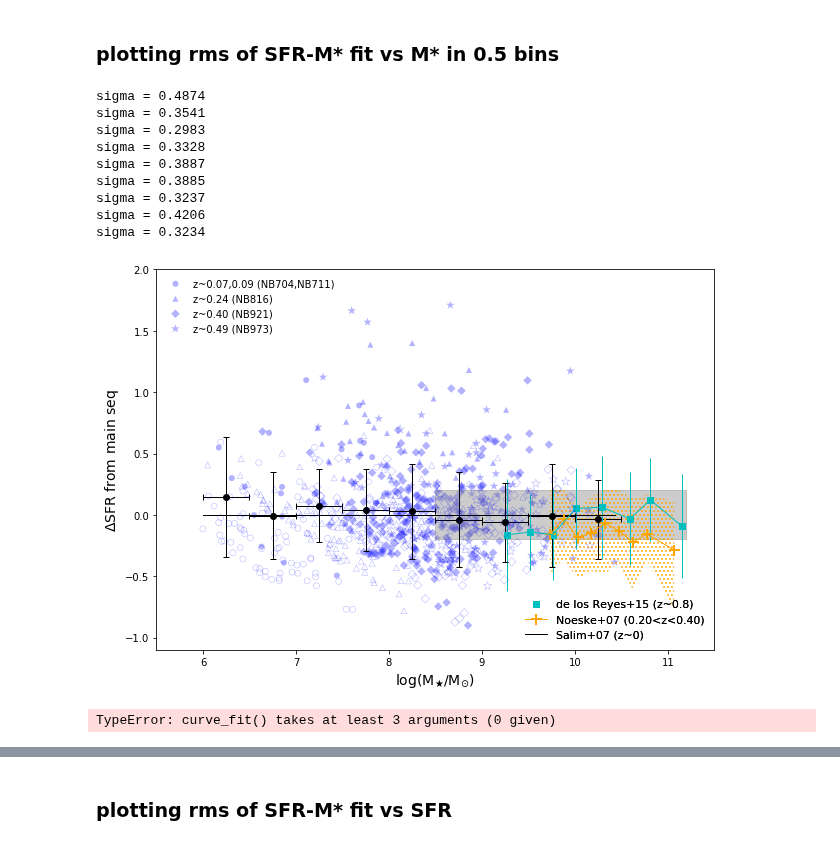
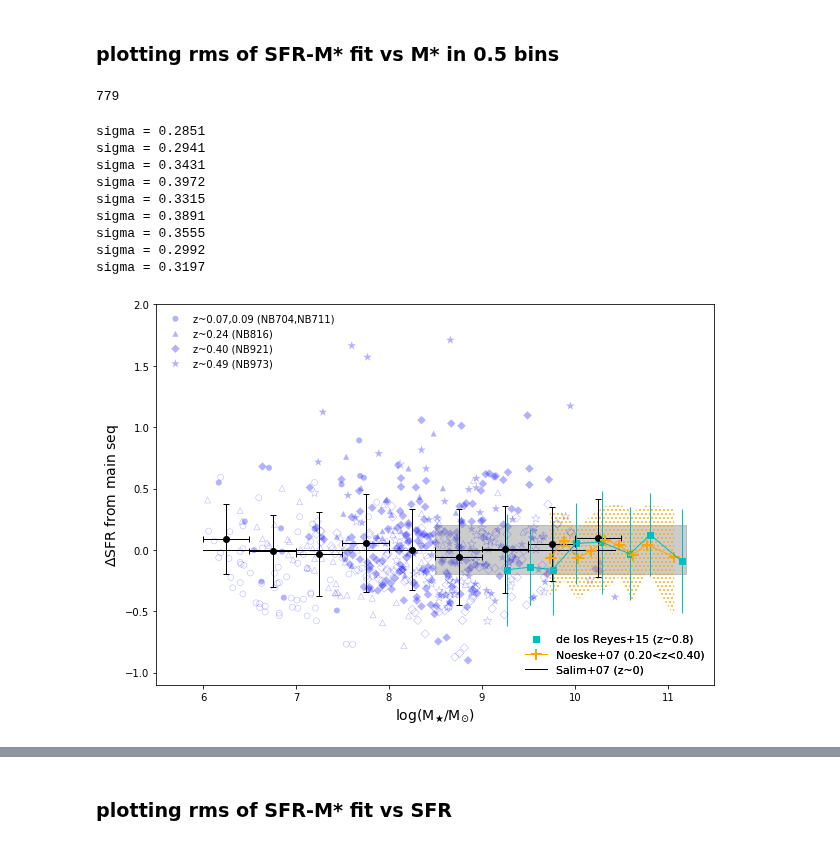
Before and after one commit to kaitshin/LowM_MainSequence, a Jupyter notebook: dispersion_fiddling.ipynb, the cells around one changed output, grey strips where cells are left out. Cells and saved outputs as stored; diff of their text form; code cells hidden in the pictures.

```diff
--- a/dispersion_fiddling.ipynb
+++ b/dispersion_fiddling.ipynb
@@ -99,35 +101,39 @@ data_all = np.vstack([smass_all, zspec_all]).T
 # %%
-filts99 = filts[good_sig_iis]
+filts00 = filts[good_sig_iis]
 markarr = np.array(['o', '^', 'D', '*'])
 sizearr = np.array([6.0, 6.0, 6.0, 9.0])**2
 
 mbins0 = np.arange(6.25, 10.75, .5)
 bin_ii = np.digitize(smass0, mbins0)
+# %%
+len(smass0)
+# %% [output]
+779
 # %%
 f, ax = plt.subplots()
-
-sfrs_resid = corr_sfrs - func0(data_all, *params)
+params, pcov = optimize.curve_fit(func0, data00, sfrs00, method='lm')
+sfrs_resid = sfrs00 - func0(data00, *params)
 ax.plot(smass0, np.zeros(len(smass0)), 'k-')
 for ff,mm,ll,size,avg_z in zip(['NB7', 'NB816', 'NB921', 'NB973'], markarr,
                        ['NB704,NB711', 'NB816', 'NB921', 'NB973'], sizearr, z_arr):
     if 'NB7' in ff:
-        filt_index_n = np.array([x for x in range(len(no_spectra)) if ff[:3] in filts[no_spectra][x]
+        filt_index_n = np.array([x for x in range(len(no_spectra)) if ff[:3] in filts00[no_spectra][x]
             and no_spectra[x] in good_sig_iis])
-        filt_index_y = np.array([x for x in range(len(yes_spectra)) if ff[:3] in filts[yes_spectra][x]
+        filt_index_y = np.array([x for x in range(len(yes_spectra)) if ff[:3] in filts00[yes_spectra][x]
             and yes_spectra[x] in good_sig_iis])
     else:
-        filt_index_n = np.array([x for x in range(len(no_spectra)) if ff==filts[no_spectra][x]
+        filt_index_n = np.array([x for x in range(len(no_spectra)) if ff==filts00[no_spectra][x]
             and no_spectra[x] in good_sig_iis])
-        filt_index_y = np.array([x for x in range(len(yes_spectra)) if ff==filts[yes_spectra][x]
+        filt_index_y = np.array([x for x in range(len(yes_spectra)) if ff==filts00[yes_spectra][x]
             and yes_spectra[x] in good_sig_iis])
 
 
-    ax.scatter(stlr_mass[yes_spectra][filt_index_y],
+    ax.scatter(smass0[yes_spectra][filt_index_y],
                sfrs_resid[yes_spectra][filt_index_y], marker=mm,
                facecolors='blue', edgecolors='none', alpha=0.3,
                label='z~'+np.str(avg_z)+' ('+ll+')', s=size)
 
-    ax.scatter(stlr_mass[no_spectra][filt_index_n],
+    ax.scatter(smass0[no_spectra][filt_index_n],
                     sfrs_resid[no_spectra][filt_index_n],
                     marker=mm, facecolors='none', edgecolors='blue', alpha=0.3,
                     linewidth=0.5, zorder=3, s=size)
@@ -153,61 +159,50 @@ ax.errorbar(dlr_xarr, dlr_yarr - delosreyes_fit(dlr_xarr), dlr_yerr, fmt='c', ec
 ax.scatter(dlr_xarr, dlr_yarr - delosreyes_fit(dlr_xarr), color='c', marker='s', zorder=2)
 
 # noeske07
-def noeske_fit(mass):
-    return 0.67*mass - 6.19
+# def noeske_fit(mass):
+#     return 0.67*mass - 6.19
+def line(mass, a, b):
+    return a*mass + b
 noeske = asc.read(FULL_PATH+'Main_Sequence/Noeske07_fig1_z1.txt',guess=False,
                   Reader=asc.NoHeader)
 logM   = np.array(noeske['col1'])
 logSFR = np.array(noeske['col2'])
 logSFR_low  = np.array(noeske['col3'])
 logSFR_high = np.array(noeske['col4'])
-ax.fill_between(logM, logSFR_low-noeske_fit(logM), logSFR_high-noeske_fit(logM), facecolor='none',
+params, pcov = curve_fit(line, logM, logSFR)
+ax.fill_between(logM, logSFR_low-line(logM, *params), logSFR_high-line(logM, *params), facecolor='none',
                 hatch=3*'.', edgecolor='orange', linewidth=0.0, zorder=1)
-ax.plot(logM, logSFR - noeske_fit(logM), color='orange', marker='+', #linestyle='',
+ax.plot(logM, logSFR - line(logM, *params), color='orange', marker='+', #linestyle='',
         mew=2, markersize=11)
 
 # first legend
 legend1 = ax.legend(loc='upper left', frameon=False)
 ax.add_artist(legend1)
 
 # second legend
 noeske, = ax.plot(-100,100,color='orange', marker='+',label='Noeske+07 (0.20<z<0.40)',mew=2,markersize=11)
 delosreyes = ax.scatter(-100, 100, color='c', marker='s',label='de los Reyes+15 (z~0.8)', zorder=2)
 salim, = ax.plot([-100, 100], [-100, 100], 'k-', label='Salim+07 (z~0)', zorder=1)
 labelarr2 = np.array([delosreyes, noeske, salim])
 legend2 = ax.legend(handles=list(labelarr2), loc='lower right', frameon=False,
                      fontsize=11, scatterpoints=1, numpoints=1)
 ax.add_artist(legend2)
 
 # final touches
 ax.set_xlabel('log(M'+r'$_\bigstar$'+'/M'+r'$_{\odot}$'+')', size=14)
 ax.set_ylabel(r'$\Delta$'+'SFR from main seq', size=14)
 ax.set_xlim([5.5,11.5])
 ax.set_ylim([-1.1,2.0])
 f.set_size_inches(10,7)
 # %% [output]
-sigma = 0.4874
-sigma = 0.3541
-sigma = 0.2983
-sigma = 0.3328
-sigma = 0.3887
-sigma = 0.3885
-sigma = 0.3237
-sigma = 0.4206
-sigma = 0.3234
+sigma = 0.2851
+sigma = 0.2941
+sigma = 0.3431
+sigma = 0.3972
+sigma = 0.3315
+sigma = 0.3891
+sigma = 0.3555
+sigma = 0.2992
+sigma = 0.3197
-[figure, old version]
+[figure, new version]
-# %%
-# do own fit to noeske to put onto dispersion
-# do minor ticks and put them on inside
-
-from scipy.optimize import curve_fit
-
-def line(mass, a, b):
-    return a*mass + b
-
-curve_fit()
-
-# plt.plot(logM, logSFR, 'o')
-# %% [output]
-TypeError: curve_fit() takes at least 3 arguments (0 given)
 # %%
```
Also changed, not shown: parts of 11 cells of this notebook.
